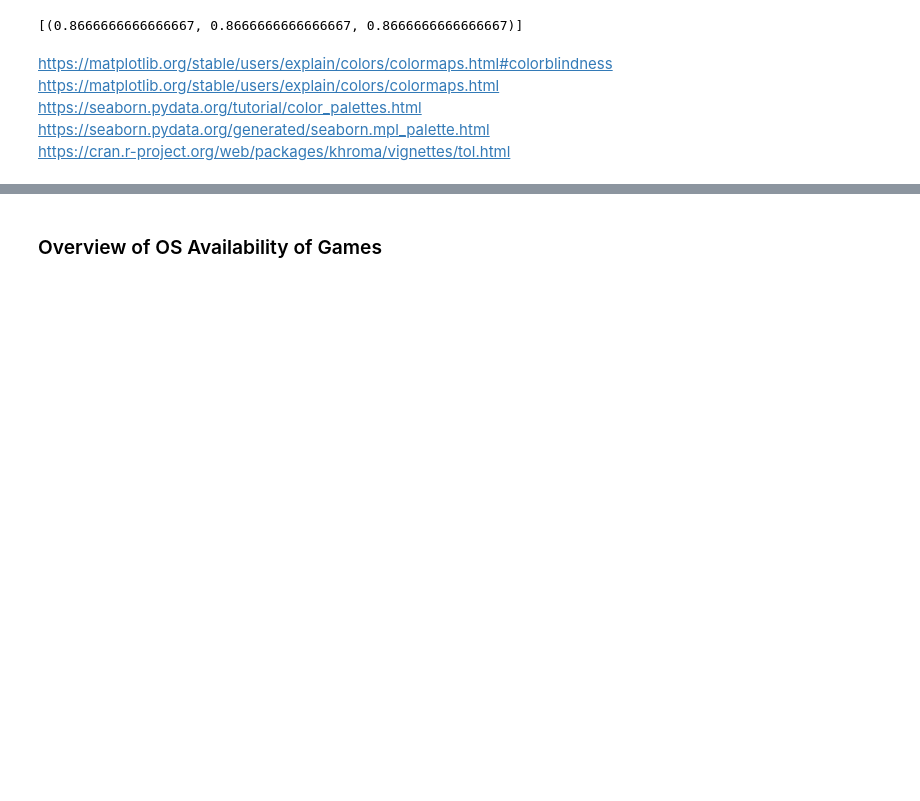
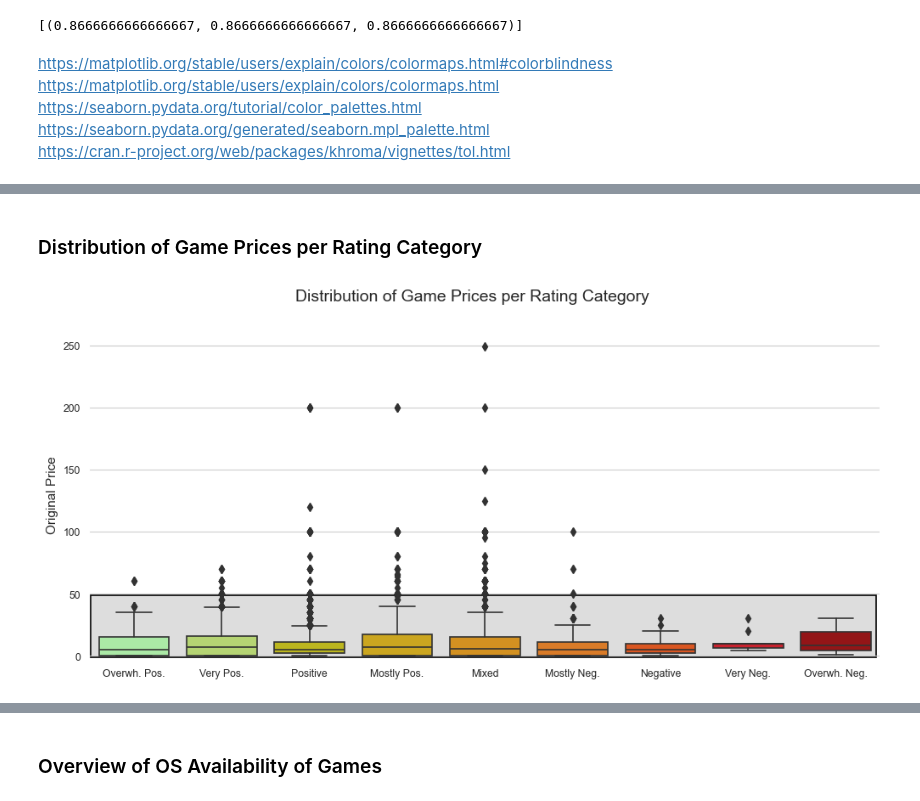
Before and after one commit to svenj-a/EDAV, a Jupyter notebook: EDAV01.ipynb, the cells around one changed output, grey strips where cells are left out. Saved outputs shown, nothing was run; the diff lists cells and outputs as text; code cells hidden in the pictures; blank space fills up the shorter version.

```diff
--- a/EDAV01.ipynb
+++ b/EDAV01.ipynb
@@ -149,0 +170,20 @@ sns.color_palette(['#DDDDDD'])
+# %% [markdown]
+### Distribution of Game Prices per Rating Category
+# %%
+# boxplot for original price across categories
+boxplt, ax = plt.subplots(figsize=(12, 5))
+boxplt.suptitle('Distribution of Game Prices per Rating Category', size=14)
+ax = sns.boxplot(data=games_fil, x='rating', y='price_original', palette=colorsIn, order=ordered_labels)
+ax.set_xticklabels(labels=short_labels)
+ax.set_xlabel(None)
+ax.set_ylabel('Original Price', size=11)
+ax.set_ylim(-2, )
+ax.add_patch(Rectangle((-0.49, -1.5), 8.95, 50, edgecolor='black', fill=True, facecolor='#DDDDDD', lw=1.2, zorder=0))
+
+sns.despine(bottom=True, left=True)
+plt.show()
+
+fig = boxplt.get_figure()
+fig.savefig('Figures/box_all.png')
+# %% [output]
+[figure, new version]
```
Also changed, not shown: parts of 11 cells of this notebook.
